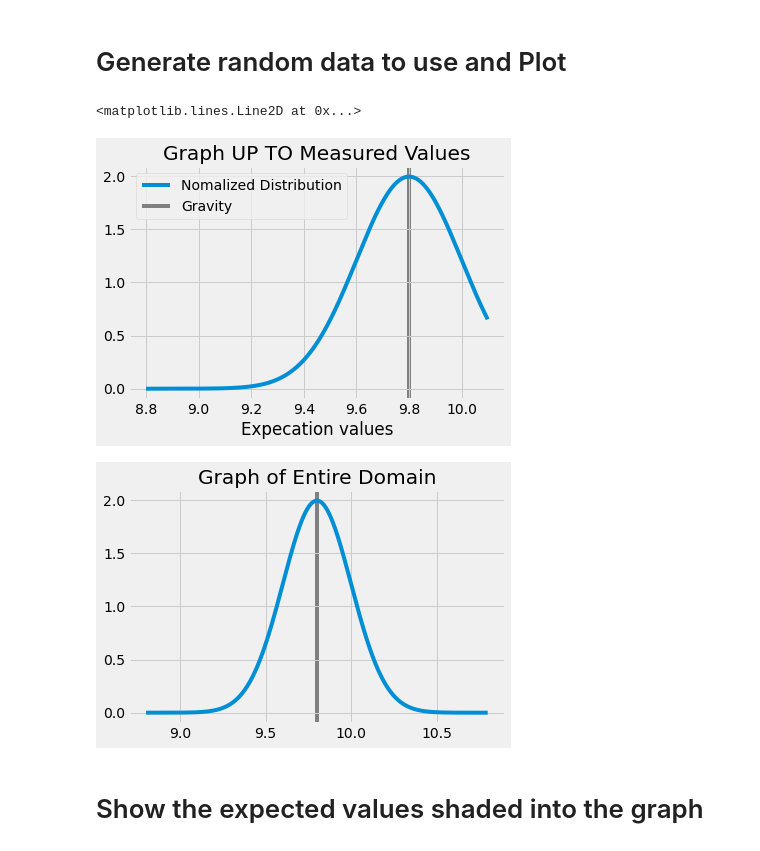
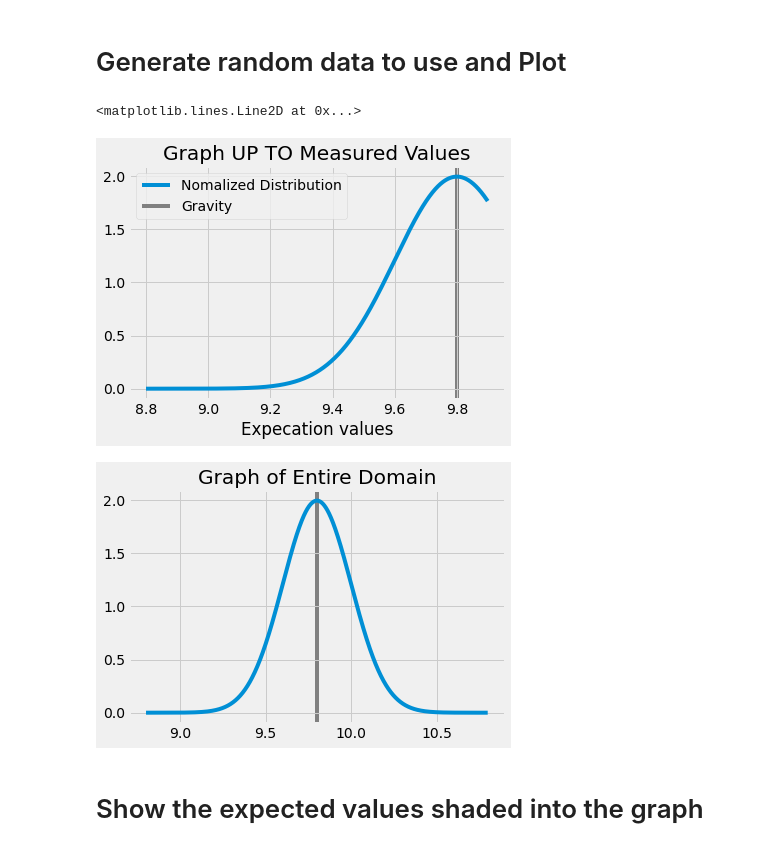
Before and after one commit to Drixitel/134-Lab-Spring-2023, a Jupyter notebook: Millikan/Code/Millikan-Code/Stats.ipynb, the cells around one changed output. Drawn from its saved outputs; the diff is of its cells as text; code cells hidden in the pictures.

```diff
--- a/Millikan/Code/Millikan-Code/Stats.ipynb
+++ b/Millikan/Code/Millikan-Code/Stats.ipynb
@@ -46,7 +46,7 @@ x2 = mu + 5.*sigma
 
 #Experimentally derived value
 #   Assume this is the reoccuring value we found -Mode Value
-x_measured = 10.1
+x_measured = 9.9
 
 #set of points for p-value, up to x_measured
 #   Function: np.arange(start,stop,step)
@@ -61,34 +61,34 @@ x_all = np.arange(x1, x2, 0.001)
 
 
 
 #Graph using Stats.norm.pdf(data, expextation value, standard div)
 
 
 #Y Untransformed: Takes the domain values UP TO measured, Expected Value, and SD plots a normal distribution
 y_untransformed = stats.norm.pdf(x, mu, sigma)
 
 
 plt.figure(1)
 plt.style.use('fivethirtyeight')
 plt.plot(x,y_untransformed,label ="Nomalized Distribution")
 plt.title("Graph UP TO Measured Values")
 plt.xlabel("Expecation values")
 plt.axvline(x=mu, color='gray', zorder=0, label= "Gravity")
 plt.legend()
 
 
 
 #Plots all the values in the domain
 y2_untransformed = stats.norm.pdf(x_all, mu, sigma)
 
 
 plt.figure(2)
 plt.plot(x_all,y2_untransformed)
 plt.title("Graph of Entire Domain")
 plt.axvline(x=mu, color='gray', zorder=0, label= "Gravity")
 # %% [output]
 <matplotlib.lines.Line2D at 0x...>
-[figure, old version]
+[figure, new version]
 [figure]
 # %% [markdown]
 # Show the expected values shaded into the graph
```
Also changed, not shown: parts of 5 cells of this notebook, 19 other files.
